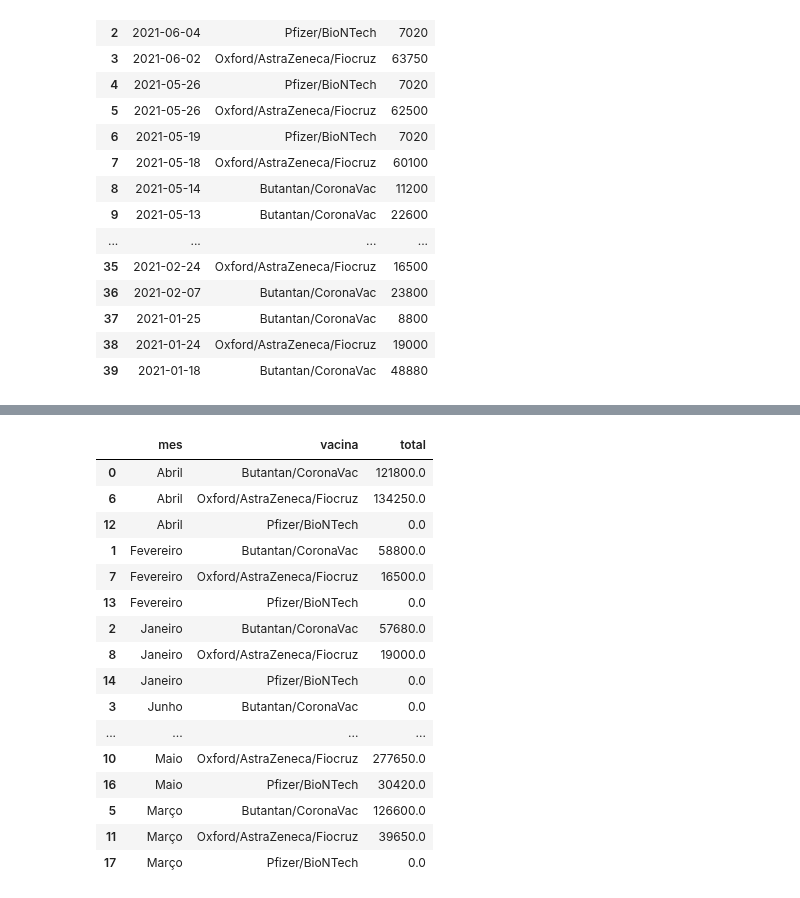
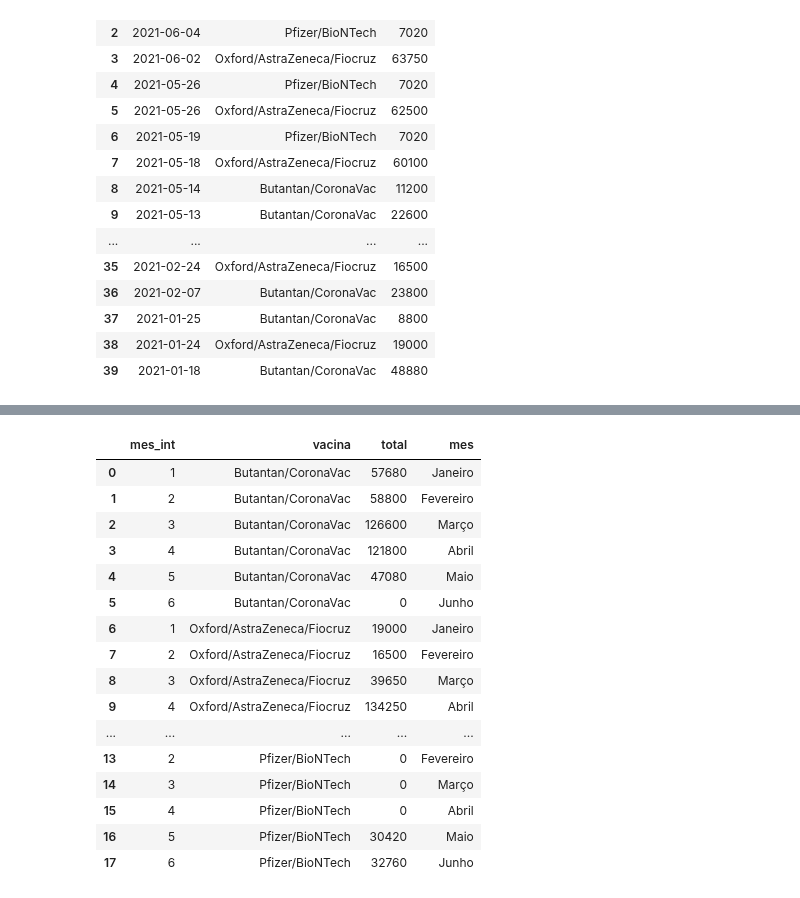
Before and after one commit to adolfoguimaraes/covid19_vacinacao, a Jupyter notebook: Sergipe/processararquivos_vacina_dataviz.ipynb, the cells around one changed output, grey strips where cells are left out. Saved outputs shown, nothing was run; the diff lists cells and outputs as text; code cells hidden in the pictures.

```diff
--- a/Sergipe/processararquivos_vacina_dataviz.ipynb
+++ b/Sergipe/processararquivos_vacina_dataviz.ipynb
@@ -404,0 +406,7 @@ vacinas_group
+# %%
+vacinas_group = vacinas_group.pivot_table(values='total', index=['mes_int'], columns='vacina')
+vacinas_group.fillna(0, inplace=True)
+vacinas_group.reset_index(inplace=True)
+vacinas_group = pd.melt(vacinas_group, id_vars=['mes_int'], value_name='total')
+vacinas_group['total'] = vacinas_group['total'].astype(int)
+vacinas_group
@@ -405 +431,23 @@ vacinas_group
+# %%
+vacinas_group['mes'] = pd.to_datetime(vacinas_group.mes_int, format='%m').dt.month_name(locale='pt_BR')
+vacinas_group.sort_values(by=['mes','vacin], inplace=True)
+vacinas_group
+# %% [output]
+|  | mes_int | vacina | total | mes |
+| 0 | 1 | Butantan/CoronaVac | 57680 | Janeiro |
+| 1 | 2 | Butantan/CoronaVac | 58800 | Fevereiro |
+| 2 | 3 | Butantan/CoronaVac | 126600 | Março |
+| 3 | 4 | Butantan/CoronaVac | 121800 | Abril |
+| 4 | 5 | Butantan/CoronaVac | 47080 | Maio |
+| 5 | 6 | Butantan/CoronaVac | 0 | Junho |
+| 6 | 1 | Oxford/AstraZeneca/Fiocruz | 19000 | Janeiro |
+| 7 | 2 | Oxford/AstraZeneca/Fiocruz | 16500 | Fevereiro |
+| 8 | 3 | Oxford/AstraZeneca/Fiocruz | 39650 | Março |
+| 9 | 4 | Oxford/AstraZeneca/Fiocruz | 134250 | Abril |
+| ... | ... | ... | ... | ... |
+| 13 | 2 | Pfizer/BioNTech | 0 | Fevereiro |
+| 14 | 3 | Pfizer/BioNTech | 0 | Março |
+| 15 | 4 | Pfizer/BioNTech | 0 | Abril |
+| 16 | 5 | Pfizer/BioNTech | 30420 | Maio |
+| 17 | 6 | Pfizer/BioNTech | 32760 | Junho |
 # %%
@@ -407,25 +454,0 @@ vacinas_group.to_csv("output/total_vacinas_recebidas.csv", index=False)
-# %%
-teste = vacinas_group.pivot_table(values='total', index='mes', columns='vacina')
-teste.fillna(0, inplace=True)
-teste.reset_index(inplace=True)
-teste = pd.melt(teste, id_vars=['mes'], value_name='total')
-teste.sort_values(by=['mes','vacina'], inplace=True)
-teste
-# %% [output]
-|  | mes | vacina | total |
-| 0 | Abril | Butantan/CoronaVac | 121800.0 |
-| 6 | Abril | Oxford/AstraZeneca/Fiocruz | 134250.0 |
-| 12 | Abril | Pfizer/BioNTech | 0.0 |
-| 1 | Fevereiro | Butantan/CoronaVac | 58800.0 |
-| 7 | Fevereiro | Oxford/AstraZeneca/Fiocruz | 16500.0 |
-| 13 | Fevereiro | Pfizer/BioNTech | 0.0 |
-| 2 | Janeiro | Butantan/CoronaVac | 57680.0 |
-| 8 | Janeiro | Oxford/AstraZeneca/Fiocruz | 19000.0 |
-| 14 | Janeiro | Pfizer/BioNTech | 0.0 |
-| 3 | Junho | Butantan/CoronaVac | 0.0 |
-| ... | ... | ... | ... |
-| 10 | Maio | Oxford/AstraZeneca/Fiocruz | 277650.0 |
-| 16 | Maio | Pfizer/BioNTech | 30420.0 |
-| 5 | Março | Butantan/CoronaVac | 126600.0 |
-| 11 | Março | Oxford/AstraZeneca/Fiocruz | 39650.0 |
-| 17 | Março | Pfizer/BioNTech | 0.0 |
```
Also changed, not shown: parts of 5 cells of this notebook, 1 other file.
